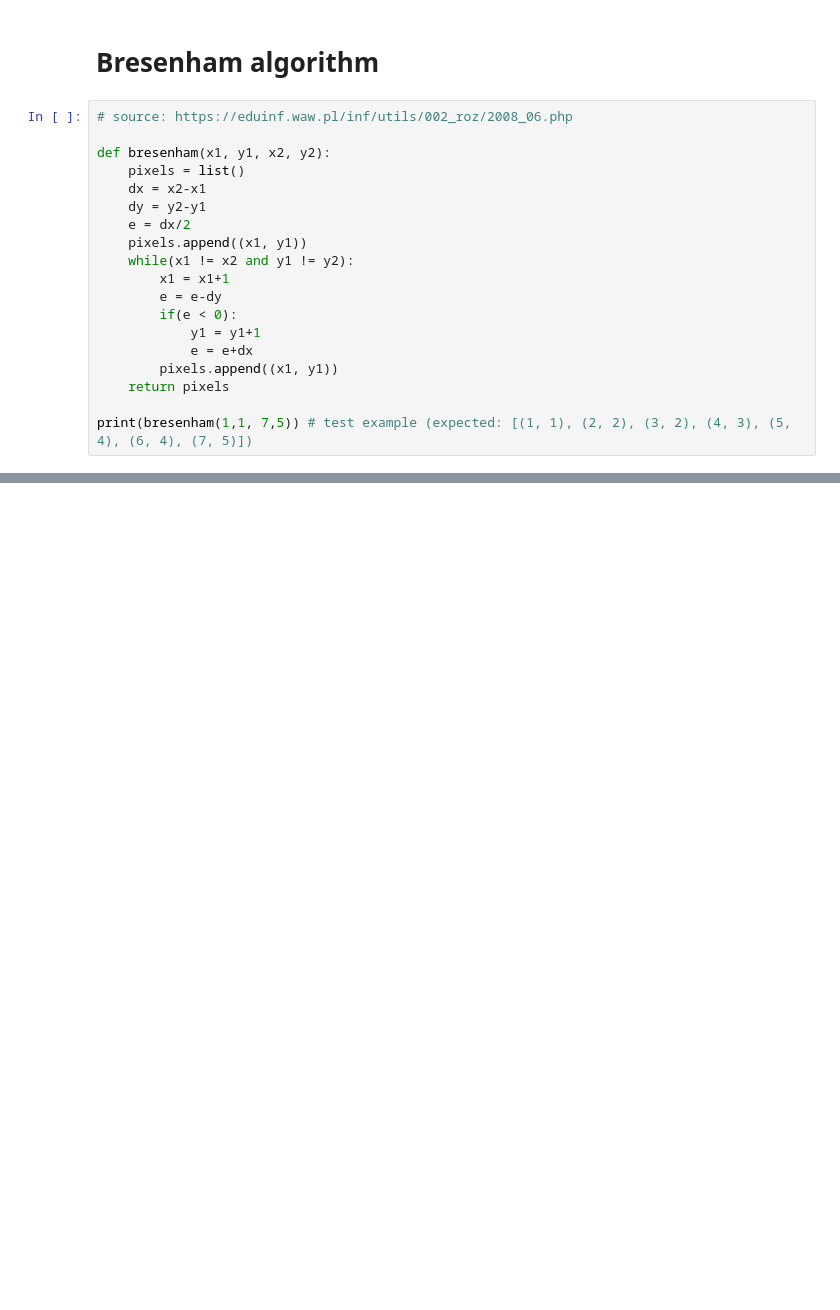
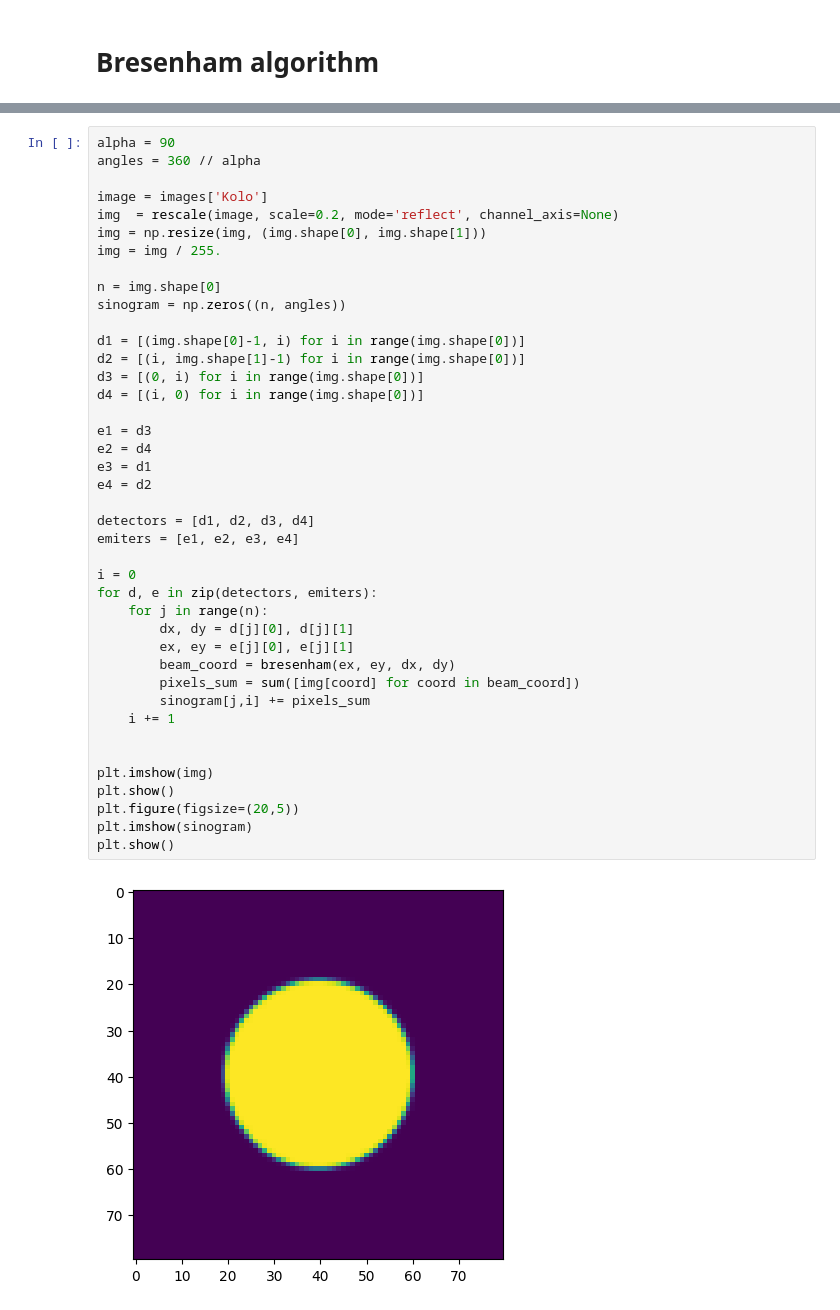
Before and after one commit to kamil271e/CT-scan, a Jupyter notebook: tomograf.ipynb, the cells around one changed output, grey strips where cells are left out. Saved outputs shown, nothing was run; the diff lists cells and outputs as text; blank space fills up the shorter version.

Commit message:
Fix Bresenham algorithm and add Ranon Transform for 4 ∆α

```diff
--- a/tomograf.ipynb
+++ b/tomograf.ipynb
@@ -33,21 +36,2 @@ interactive(children=(Dropdown(description='image', options=('Shepp_logan', 'Kol
 # %% [markdown]
 # Bresenham algorithm
-# %%
-# source: https://eduinf.waw.pl/inf/utils/002_roz/2008_06.php
-
-def bresenham(x1, y1, x2, y2):
-    pixels = list()
-    dx = x2-x1
-    dy = y2-y1
-    e = dx/2
-    pixels.append((x1, y1))
-    while(x1 != x2 and y1 != y2):
-        x1 = x1+1
-        e = e-dy
-        if(e < 0):
-            y1 = y1+1
-            e = e+dx
-        pixels.append((x1, y1))
-    return pixels
-
-print(bresenham(1,1, 7,5)) # test example (expected: [(1, 1), (2, 2), (3, 2), (4, 3), (5, 4), (6, 4), (7, 5)])
@@ -69,0 +95,43 @@ interactive(children=(Dropdown(description='image', options=('Shepp_logan', 'Kol
+# %%
+alpha = 90
+angles = 360 // alpha
+
+image = images['Kolo']
+img  = rescale(image, scale=0.2, mode='reflect', channel_axis=None)
+img = np.resize(img, (img.shape[0], img.shape[1]))
+img = img / 255.
+
+n = img.shape[0]
+sinogram = np.zeros((n, angles))
+
+d1 = [(img.shape[0]-1, i) for i in range(img.shape[0])]
+d2 = [(i, img.shape[1]-1) for i in range(img.shape[0])]
+d3 = [(0, i) for i in range(img.shape[0])]
+d4 = [(i, 0) for i in range(img.shape[0])]
+
+e1 = d3
+e2 = d4
+e3 = d1
+e4 = d2
+
+detectors = [d1, d2, d3, d4]
+emiters = [e1, e2, e3, e4]
+
+i = 0
+for d, e in zip(detectors, emiters):
+    for j in range(n):
+        dx, dy = d[j][0], d[j][1]
+        ex, ey = e[j][0], e[j][1]
+        beam_coord = bresenham(ex, ey, dx, dy)
+        pixels_sum = sum([img[coord] for coord in beam_coord])
+        sinogram[j,i] += pixels_sum
+    i += 1
+
+
+plt.imshow(img)
+plt.show()
+plt.figure(figsize=(20,5))
+plt.imshow(sinogram)
+plt.show()
+# %% [output]
+[figure, added]
```
Also changed, not shown: parts of 10 cells of this notebook.
